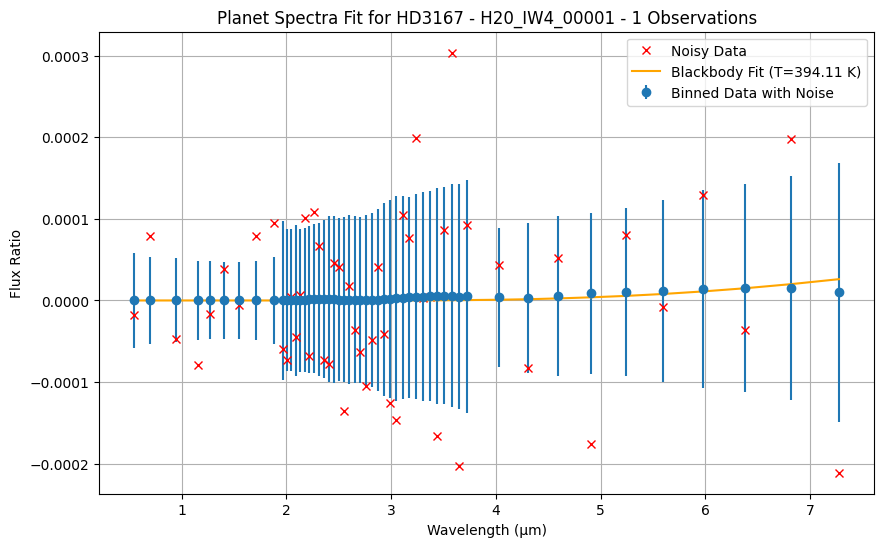
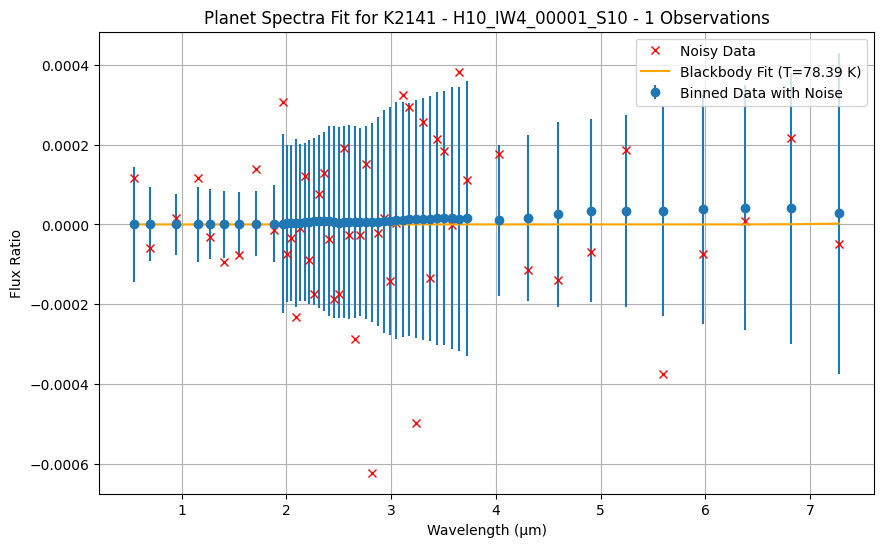
The change to this notebook cell's code, shown as a diff; its figure went from the first image to the second:
--- before
+++ after
@@ -4,5 +4,5 @@
 plt.plot(wl,val_noise, 'x', label='Noisy Data', color='red')
 
-plt.plot(wl, planet_spectra(wl, mean_temp, popt[1]), label=f'Blackbody Fit (T={mean_temp:.2f} K)', color='orange')
+plt.plot(wl, planet_spectra(wl, mean_temp), label=f'Blackbody Fit (T={mean_temp:.2f} K)', color='orange')
 
 plt.xlabel('Wavelength (µm)')

Commit: Working blackbody fit script